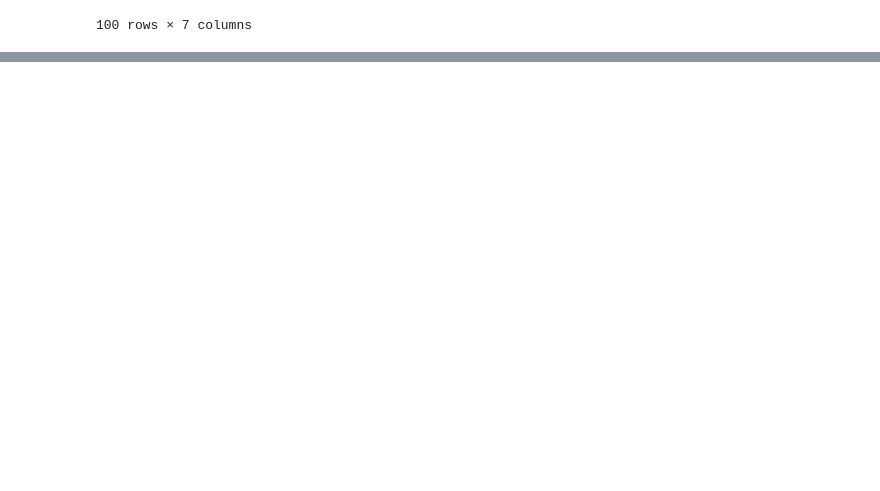
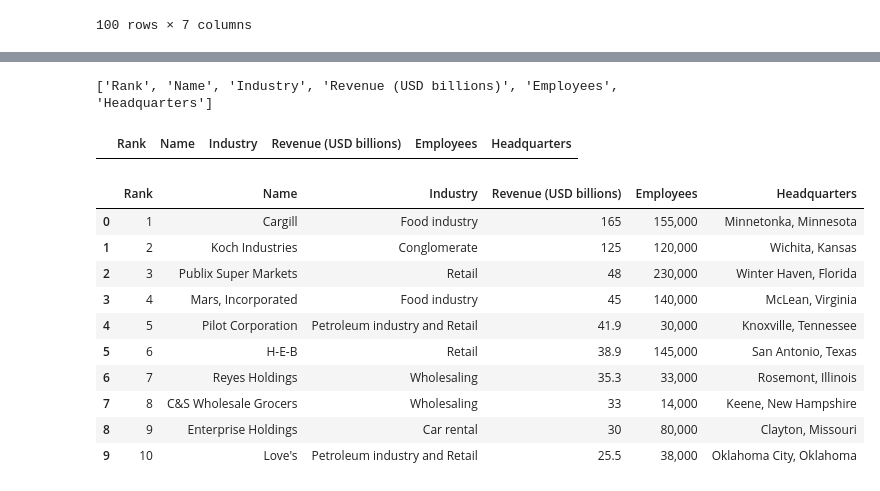
Before and after one commit to drashtiiamin/Web-Scrapping, a Jupyter notebook: Scraping Data from Real website + Pandas.ipynb, the cells around one changed output, grey strips where cells are left out. Saved outputs shown, nothing was run; the diff lists cells and outputs as text; code cells hidden in the pictures; blank space fills up the shorter version.

```diff
--- a/Scraping Data from Real website + Pandas.ipynb
+++ b/Scraping Data from Real website + Pandas.ipynb
@@ -106,3 +106,6 @@ df
 # %%
 #export to csv file
 df.to_csv(r'/Users/drashtiamin/Desktop/DA Projects/companies.csv',index=False)
+# %%
+table2 = soup.find_all('table')[2]
+print(table2)
@@ -108,0 +130,3 @@ df.to_csv(r'/Users/drashtiamin/Desktop/DA Projects/companies.csv',index=False)
+# %%
+header = table2.find_all('th')
+print(header)
@@ -108,0 +141,30 @@ df.to_csv(r'/Users/drashtiamin/Desktop/DA Projects/companies.csv',index=False)
+# %%
+header_name = [header_title.text.strip() for header_title in header]
+print(header_name)
+# %% [output]
+['Rank', 'Name', 'Industry', 'Revenue (USD billions)', 'Employees', 'Headquarters']
+# %%
+df2 = pd.DataFrame(columns = header_name)
+df2
+# %% [output]
+|  | Rank | Name | Industry | Revenue (USD billions) | Employees | Headquarters |
+# %%
+column_data2 = table2.find_all('tr')
+for row2 in column_data2[1:]:
+    row_data2 = row2.find_all('td')
+    row_indi_value = [data.text.strip() for data in row_data2]
+    length2 = len(df2)
+    df2.loc[length2] = row_indi_value
+df2
+# %% [output]
+|  | Rank | Name | Industry | Revenue (USD billions) | Employees | Headquarters |
+| 0 | 1 | Cargill | Food industry | 165 | 155,000 | Minnetonka, Minnesota |
+| 1 | 2 | Koch Industries | Conglomerate | 125 | 120,000 | Wichita, Kansas |
+| 2 | 3 | Publix Super Markets | Retail | 48 | 230,000 | Winter Haven, Florida |
+| 3 | 4 | Mars, Incorporated | Food industry | 45 | 140,000 | McLean, Virginia |
+| 4 | 5 | Pilot Corporation | Petroleum industry and Retail | 41.9 | 30,000 | Knoxville, Tennessee |
+| 5 | 6 | H-E-B | Retail | 38.9 | 145,000 | San Antonio, Texas |
+| 6 | 7 | Reyes Holdings | Wholesaling | 35.3 | 33,000 | Rosemont, Illinois |
+| 7 | 8 | C&S Wholesale Grocers | Wholesaling | 33 | 14,000 | Keene, New Hampshire |
+| 8 | 9 | Enterprise Holdings | Car rental | 30 | 80,000 | Clayton, Missouri |
+| 9 | 10 | Love's | Petroleum industry and Retail | 25.5 | 38,000 | Oklahoma City, Oklahoma |
```
Also changed, not shown: parts of 9 cells of this notebook, 2 other files.
